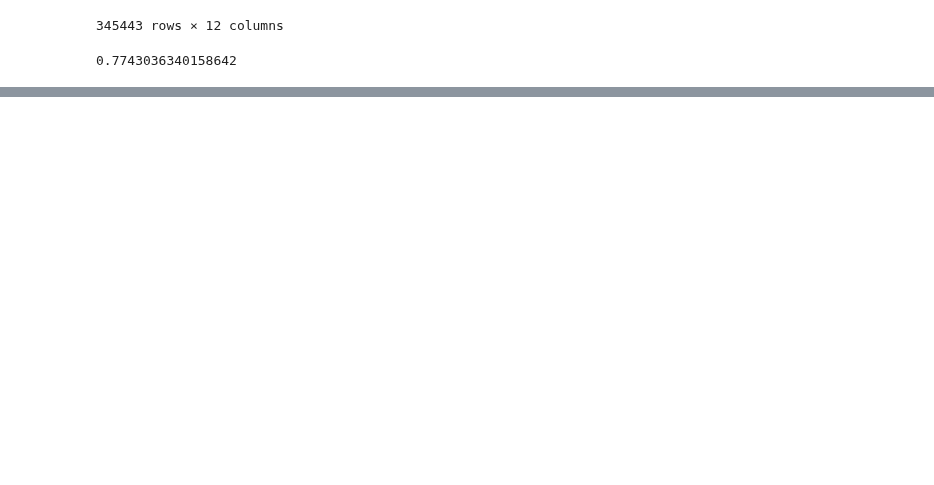
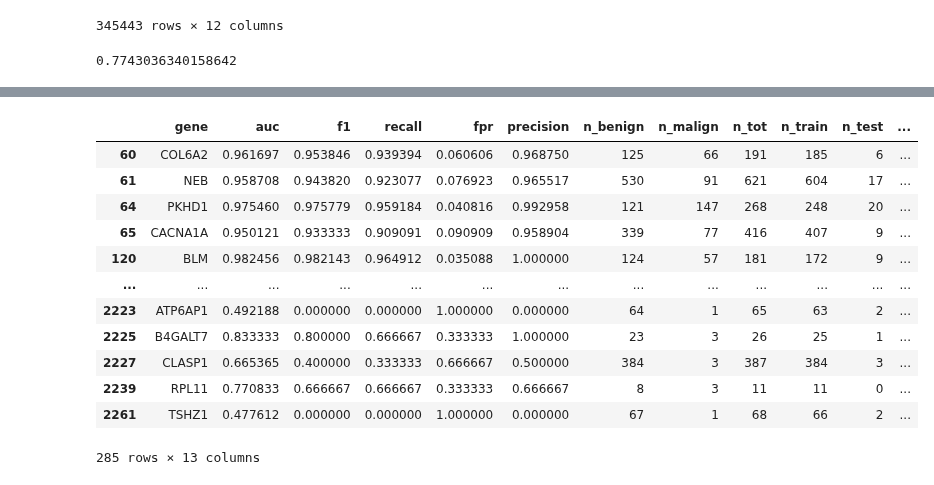
Before and after one commit to SietsmaRJ/dsls_master_thesis, a Jupyter notebook: side_scripts/Model_training.ipynb, the cells around one changed output, grey strips where cells are left out. Saved outputs shown, nothing was run; the diff lists cells and outputs as text; code cells hidden in the pictures; blank space fills up the shorter version.

```diff
--- a/side_scripts/Model_training.ipynb
+++ b/side_scripts/Model_training.ipynb
@@ -689,0 +783,16 @@ auc_analysis['auc'].mean()
+# %%
+old_new_2[old_new_2['delta'] > 0]
+# %% [output]
+|  | gene | auc | f1 | recall | fpr | precision | n_benign | n_malign | n_tot | n_train | n_test | ... |
+| 60 | COL6A2 | 0.961697 | 0.953846 | 0.939394 | 0.060606 | 0.968750 | 125 | 66 | 191 | 185 | 6 | ... |
+| 61 | NEB | 0.958708 | 0.943820 | 0.923077 | 0.076923 | 0.965517 | 530 | 91 | 621 | 604 | 17 | ... |
+| 64 | PKHD1 | 0.975460 | 0.975779 | 0.959184 | 0.040816 | 0.992958 | 121 | 147 | 268 | 248 | 20 | ... |
+| 65 | CACNA1A | 0.950121 | 0.933333 | 0.909091 | 0.090909 | 0.958904 | 339 | 77 | 416 | 407 | 9 | ... |
+| 120 | BLM | 0.982456 | 0.982143 | 0.964912 | 0.035088 | 1.000000 | 124 | 57 | 181 | 172 | 9 | ... |
+| ... | ... | ... | ... | ... | ... | ... | ... | ... | ... | ... | ... | ... |
+| 2223 | ATP6AP1 | 0.492188 | 0.000000 | 0.000000 | 1.000000 | 0.000000 | 64 | 1 | 65 | 63 | 2 | ... |
+| 2225 | B4GALT7 | 0.833333 | 0.800000 | 0.666667 | 0.333333 | 1.000000 | 23 | 3 | 26 | 25 | 1 | ... |
+| 2227 | CLASP1 | 0.665365 | 0.400000 | 0.333333 | 0.666667 | 0.500000 | 384 | 3 | 387 | 384 | 3 | ... |
+| 2239 | RPL11 | 0.770833 | 0.666667 | 0.666667 | 0.333333 | 0.666667 | 8 | 3 | 11 | 11 | 0 | ... |
+| 2261 | TSHZ1 | 0.477612 | 0.000000 | 0.000000 | 1.000000 | 0.000000 | 67 | 1 | 68 | 66 | 2 | ... |
+285 rows × 13 columns
```
Also changed, not shown: parts of 20 cells of this notebook, 4 other files.
